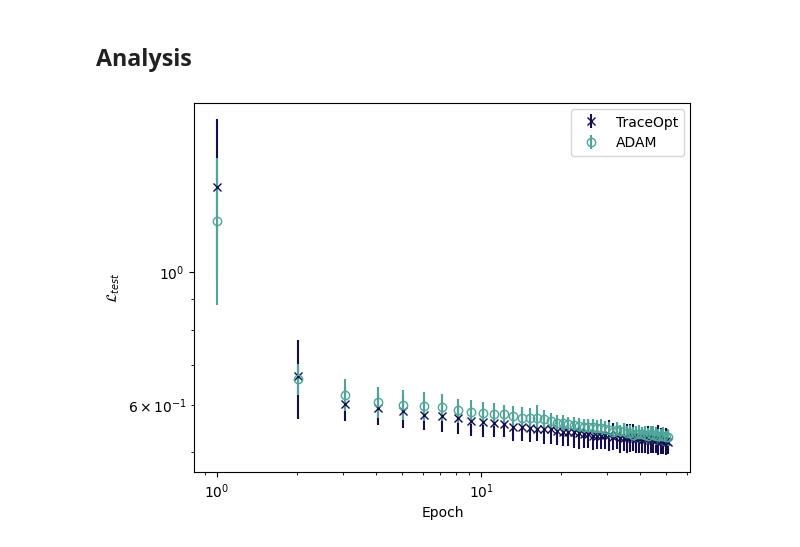
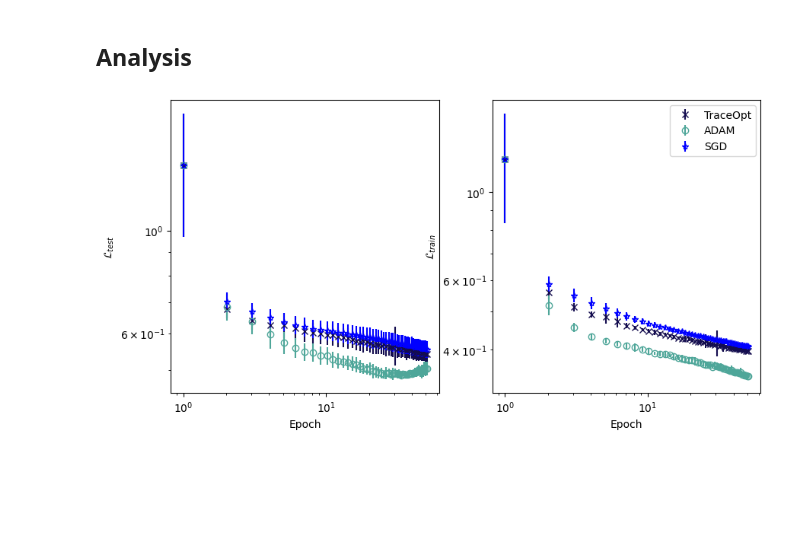
Before and after one commit to SamTov/projects, a Jupyter notebook: theoml-lab/traceopt/optimizer-experiments/optimizer-performance/abalone/abalone-dense.ipynb, the cells around one changed output. Drawn from its saved outputs; the diff is of its cells as text; code cells hidden in the pictures; blank space fills up the shorter version.

```diff
--- a/theoml-lab/traceopt/optimizer-experiments/optimizer-performance/abalone/abalone-dense.ipynb
+++ b/theoml-lab/traceopt/optimizer-experiments/optimizer-performance/abalone/abalone-dense.ipynb
@@ -167,40 +189,104 @@ for i in range(10):
 # %%
 traceopt_data = []
+traceopt_data_tr = []
 
-for i in range(10):
+for i in range(20):
     traceopt_data.append(
         load_data(f"traceopt_test_recorder_{i}.h5")
     )
+    traceopt_data_tr.append(
+        load_data(f"traceopt_train_recorder_{i}.h5")
+    )
+# %%
+sgd_data = []
+sgd_data_tr = []
+
+for i in range(20):
+    sgd_data.append(
+        load_data(f"sgd_test_recorder_{i}.h5")
+    )
+    sgd_data_tr.append(
+        load_data(f"sgd_train_recorder_{i}.h5")
+    )
 # %%
 x = np.linspace(1, 51, 50)
 
-plt.errorbar(
+fig, ax = plt.subplots(1, 2, figsize=(10, 5))
+
+ax[0].errorbar(
     x,
     np.mean(traceopt_data, axis=0),
     yerr=np.std(traceopt_data, axis=0),
     marker='x',
     c = "#140D4F",
     mfc="none",
     linestyle="none",
     label="TraceOpt"
 )
-plt.errorbar(
+ax[0].errorbar(
     x,
     np.mean(adam_data, axis=0),
     yerr=np.std(adam_data, axis=0),
     marker='o',
+    c="#4EA699",
     mfc="none",
-    c="#4EA699",
     linestyle="none",
     label="ADAM"
 )
+ax[0].errorbar(
+    x,
+    np.mean(sgd_data, axis=0),
+    yerr=np.std(sgd_data, axis=0),
+    marker='*',
+    c="blue",
+    mfc="none",
+    linestyle="none",
+    label="SGD"
+)
 
-plt.xlabel("Epoch")
-plt.ylabel(r"$\mathcal{L}_{test}$")
-plt.yscale("log")
-plt.xscale("log")
+ax[1].errorbar(
+    x,
+    np.mean(traceopt_data_tr, axis=0),
+    yerr=np.std(traceopt_data_tr, axis=0),
+    marker='x',
+    c = "#140D4F",
+    mfc="none",
+    linestyle="none",
+    label="TraceOpt"
+)
+ax[1].errorbar(
+    x,
+    np.mean(adam_data_tr, axis=0),
+    yerr=np.std(adam_data_tr, axis=0),
+    marker='o',
+    c="#4EA699",
+    mfc="none",
+    linestyle="none",
+    label="ADAM"
+)
+ax[1].errorbar(
+    x,
+    np.mean(sgd_data_tr, axis=0),
+    yerr=np.std(sgd_data_tr, axis=0),
+    marker='*',
+    c="blue",
+    mfc="none",
+    linestyle="none",
+    label="SGD"
+)
+
+ax[0].set_xlabel("Epoch")
+ax[0].set_ylabel(r"$\mathcal{L}_{test}$")
+ax[1].set_xlabel("Epoch")
+ax[1].set_ylabel(r"$\mathcal{L}_{train}$")
+
+ax[0].set_yscale("log")
+ax[0].set_xscale("log")
+ax[1].set_yscale("log")
+ax[1].set_xscale("log")
+
 plt.legend()
-# plt.savefig("abalone-vs-adam.pdf")
+plt.savefig("abalone-vs-adam.pdf")
 plt.show()
 # %% [output]
-[figure, old version]
+[figure, new version]
```
Also changed, not shown: parts of 4 cells of this notebook, 4 other files.
